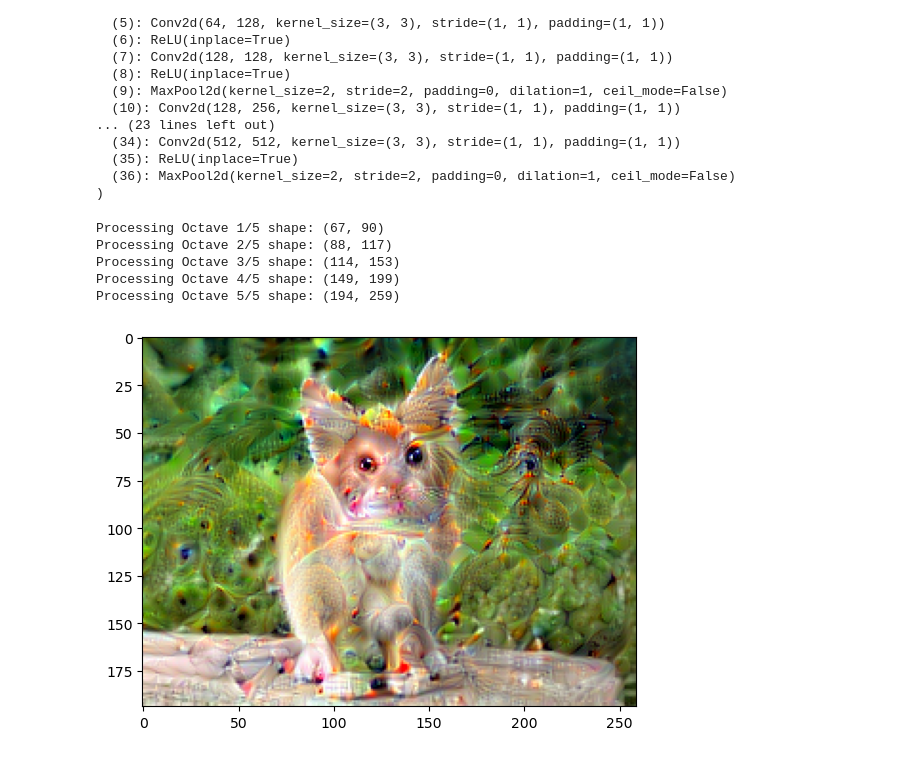
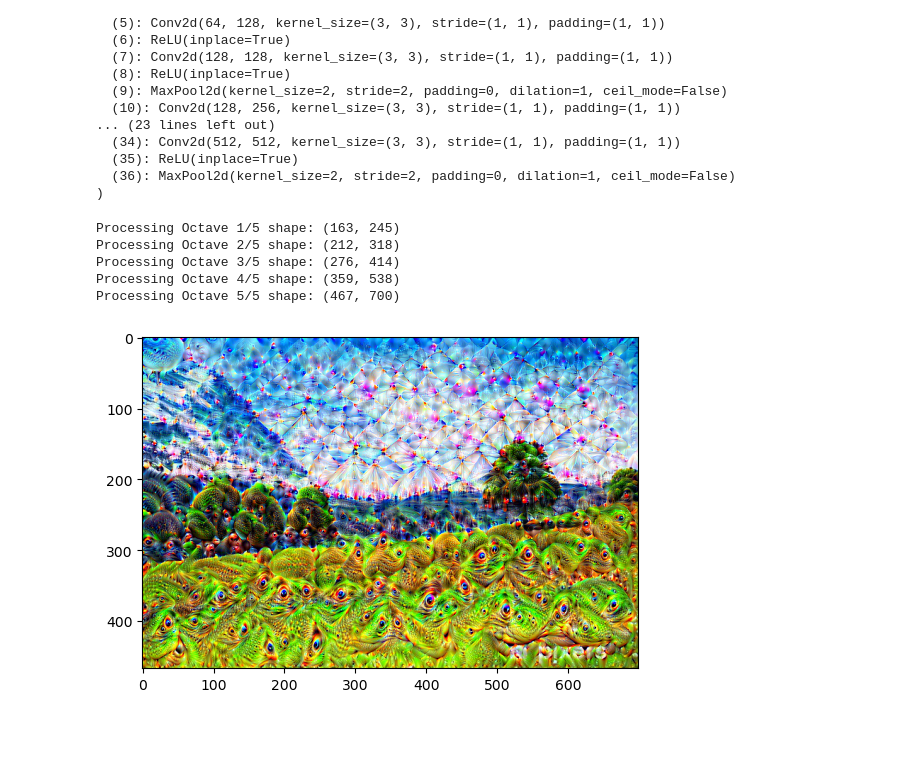
Before and after one commit to meditatoire/exploring-CNNs, a Jupyter notebook: deepdream/deepdream.ipynb, the cells around one changed output. Saved outputs shown, nothing was run; the diff lists cells and outputs as text; code cells hidden in the pictures; blank space fills up the shorter version.

Commit message:
fixing hook and multiple layers indices

```diff
--- a/deepdream/deepdream.ipynb
+++ b/deepdream/deepdream.ipynb
@@ -26,11 +26,12 @@ def deprocess_image(tensor):
     image = image.numpy().transpose((1, 2, 0))
 
     image = image * std + mean
+    image = np.clip(image, 0, 1)
     return Image.fromarray((image * 255).astype(np.uint8))
 # %%
 class LayerHook:
     def __init__(self, module):
-        self.hook = torch.nn.modules.module.register_module_forward_hook(self.hook_fn)
+        self.hook = module.register_forward_hook(self.hook_fn)
         self.output = None
 
     def hook_fn(self, model, input, output):
@@ -57,21 +58,14 @@ clipper = Clip(mean, std)
 # %%
 def deep_dream_step(image_tensor, model, layer_hook, iterations, lr):
     image_tensor.requires_grad_(True)
-
 
     for i in range(iterations):
         model.zero_grad()
         model(image_tensor)
 
-        for hook in layer_hook:
-            layer_activations = hook.output
+        layer_activations = [hook.output for hook in layer_hook]
 
-        losses = []
-        for activation in layer_activations:
-            loss = activation.mean()
-            losses.append(loss)
-
-        total_loss = torch.stack(losses).sum()
+        total_loss = sum(activation.mean() for activation in layer_activations)
         total_loss.backward()
 
         with torch.no_grad():
@@ -170,13 +164,13 @@ def deepdream(img_path, model, layer_idx=(22,), octaves=5, octave_scale=1.4, ite
 
     return deprocess_image(image_tensor)
 # %%
-result = deepdream("cat.jpg", model, layer_idx=(29,), octaves=5, octave_scale=1.3, iterations=50, lr=0.01)
+result = deepdream("landscape.jpg", model, layer_idx=(7, 29), octaves=5, octave_scale=1.3, iterations=100, lr=0.01)
 plt.imshow(result)
 plt.show()
 # %% [output]
-Processing Octave 1/5 shape: (67, 90)
-Processing Octave 2/5 shape: (88, 117)
-Processing Octave 3/5 shape: (114, 153)
-Processing Octave 4/5 shape: (149, 199)
-Processing Octave 5/5 shape: (194, 259)
+Processing Octave 1/5 shape: (163, 245)
+Processing Octave 2/5 shape: (212, 318)
+Processing Octave 3/5 shape: (276, 414)
+Processing Octave 4/5 shape: (359, 538)
+Processing Octave 5/5 shape: (467, 700)
-[figure, old version]
+[figure, new version]
```
